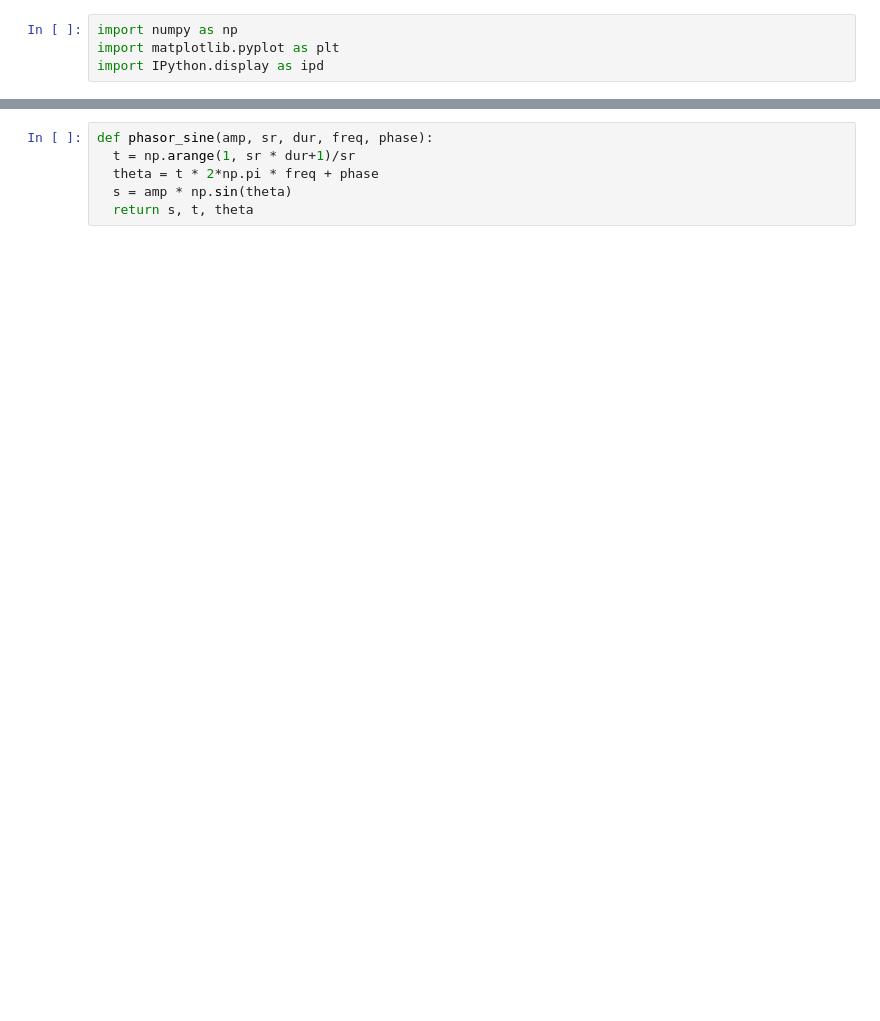
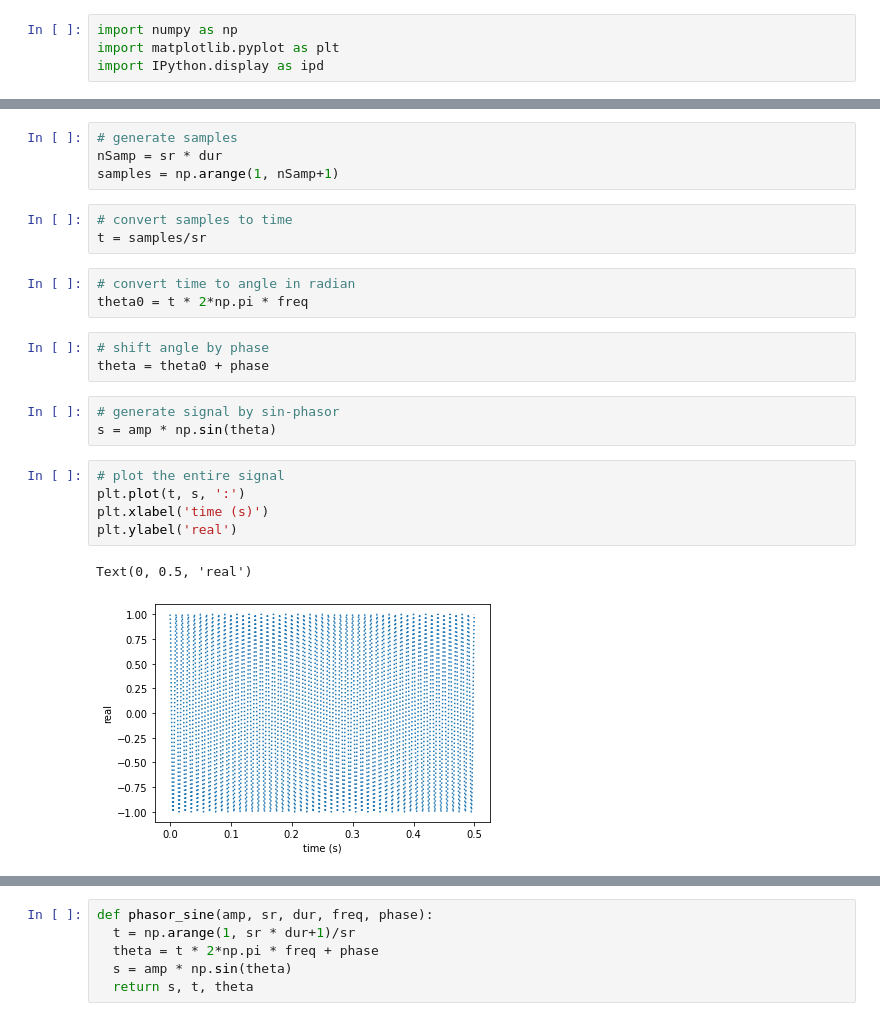
Before and after one commit to kimty101010/class2021Fall, a Jupyter notebook: 20211122.ipynb, the cells around one changed output, grey strips where cells are left out. Saved outputs shown, nothing was run; the diff lists cells and outputs as text; blank space fills up the shorter version.

```diff
--- a/20211122.ipynb
+++ b/20211122.ipynb
@@ -6,0 +14,24 @@ import IPython.display as ipd
+# %%
+# generate samples
+nSamp = sr * dur
+samples = np.arange(1, nSamp+1)
+# %%
+# convert samples to time
+t = samples/sr
+# %%
+# convert time to angle in radian
+theta0 = t * 2*np.pi * freq
+# %%
+# shift angle by phase
+theta = theta0 + phase
+# %%
+# generate signal by sin-phasor
+s = amp * np.sin(theta)
+# %%
+# plot the entire signal
+plt.plot(t, s, ':')
+plt.xlabel('time (s)')
+plt.ylabel('real')
+# %% [output]
+Text(0, 0.5, 'real')
+[figure, added]
```
Also changed, not shown: parts of 4 cells of this notebook.
